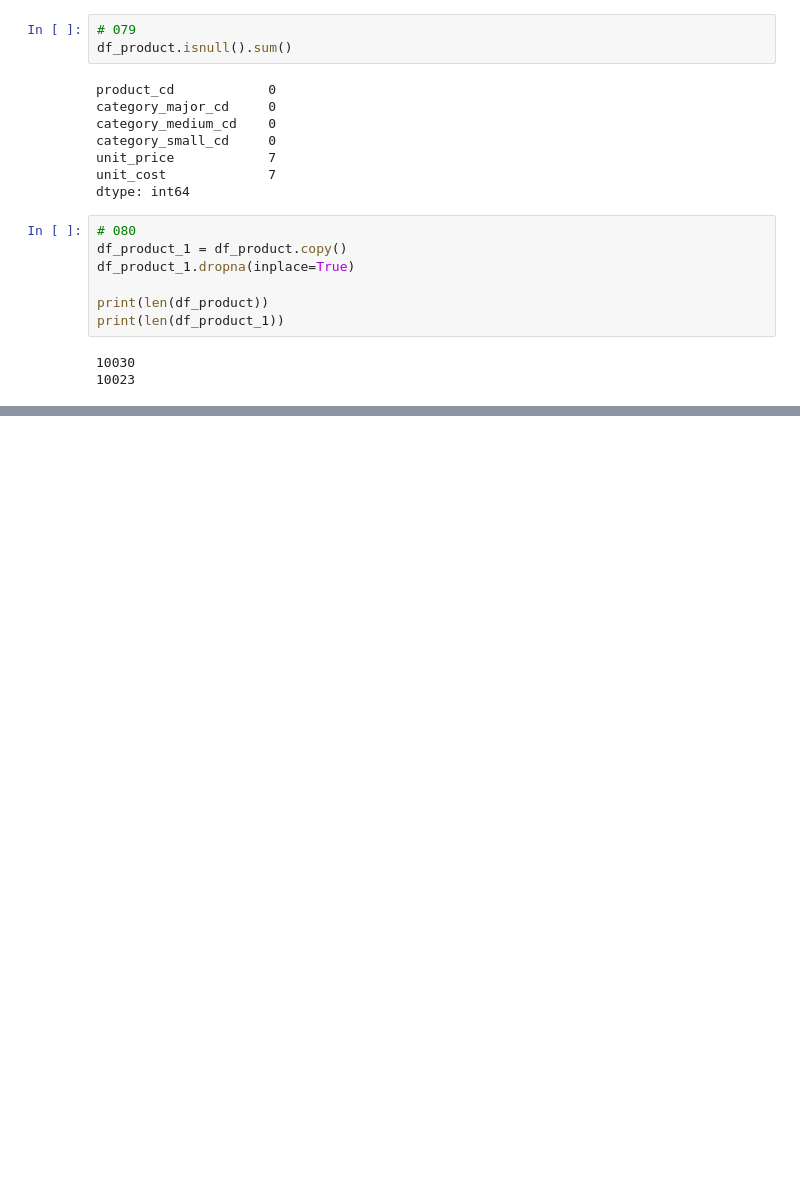
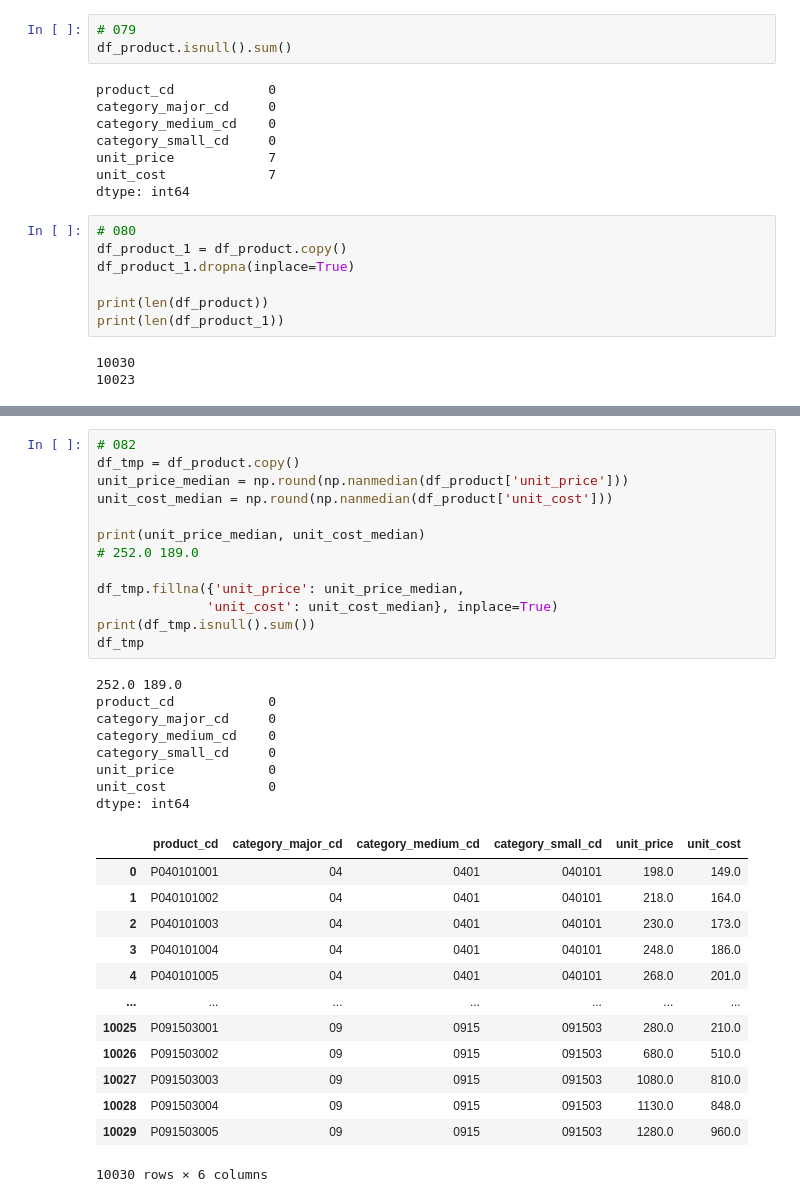
Before and after one commit to snaga/100knocks-preprocess, a Jupyter notebook: 100knocks-preprocess.ipynb, the cells around one changed output, grey strips where cells are left out. Drawn from its saved outputs; the diff is of its cells as text; blank space fills up the shorter version.

```diff
--- a/100knocks-preprocess.ipynb
+++ b/100knocks-preprocess.ipynb
@@ -1315,0 +1346,35 @@ print(len(df_product_1))
+# %%
+# 082
+df_tmp = df_product.copy()
+unit_price_median = np.round(np.nanmedian(df_product['unit_price']))
+unit_cost_median = np.round(np.nanmedian(df_product['unit_cost']))
+
+print(unit_price_median, unit_cost_median)
+# 252.0 189.0
+
+df_tmp.fillna({'unit_price': unit_price_median,
+              'unit_cost': unit_cost_median}, inplace=True)
+print(df_tmp.isnull().sum())
+df_tmp
+# %% [output]
+252.0 189.0
+product_cd            0
+category_major_cd     0
+category_medium_cd    0
+category_small_cd     0
+unit_price            0
+unit_cost             0
+dtype: int64
+|  | product_cd | category_major_cd | category_medium_cd | category_small_cd | unit_price | unit_cost |
+| 0 | P040101001 | 04 | 0401 | 040101 | 198.0 | 149.0 |
+| 1 | P040101002 | 04 | 0401 | 040101 | 218.0 | 164.0 |
+| 2 | P040101003 | 04 | 0401 | 040101 | 230.0 | 173.0 |
+| 3 | P040101004 | 04 | 0401 | 040101 | 248.0 | 186.0 |
+| 4 | P040101005 | 04 | 0401 | 040101 | 268.0 | 201.0 |
+| ... | ... | ... | ... | ... | ... | ... |
+| 10025 | P091503001 | 09 | 0915 | 091503 | 280.0 | 210.0 |
+| 10026 | P091503002 | 09 | 0915 | 091503 | 680.0 | 510.0 |
+| 10027 | P091503003 | 09 | 0915 | 091503 | 1080.0 | 810.0 |
+| 10028 | P091503004 | 09 | 0915 | 091503 | 1130.0 | 848.0 |
+| 10029 | P091503005 | 09 | 0915 | 091503 | 1280.0 | 960.0 |
+10030 rows × 6 columns
```
Also changed, not shown: parts of 10 cells of this notebook.
